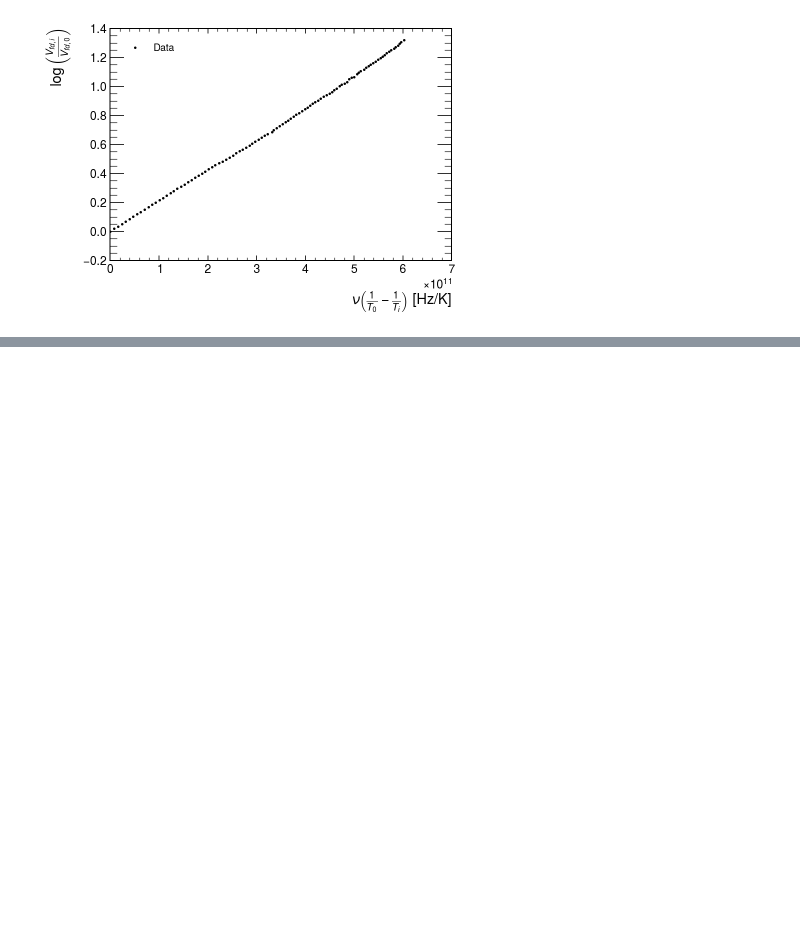
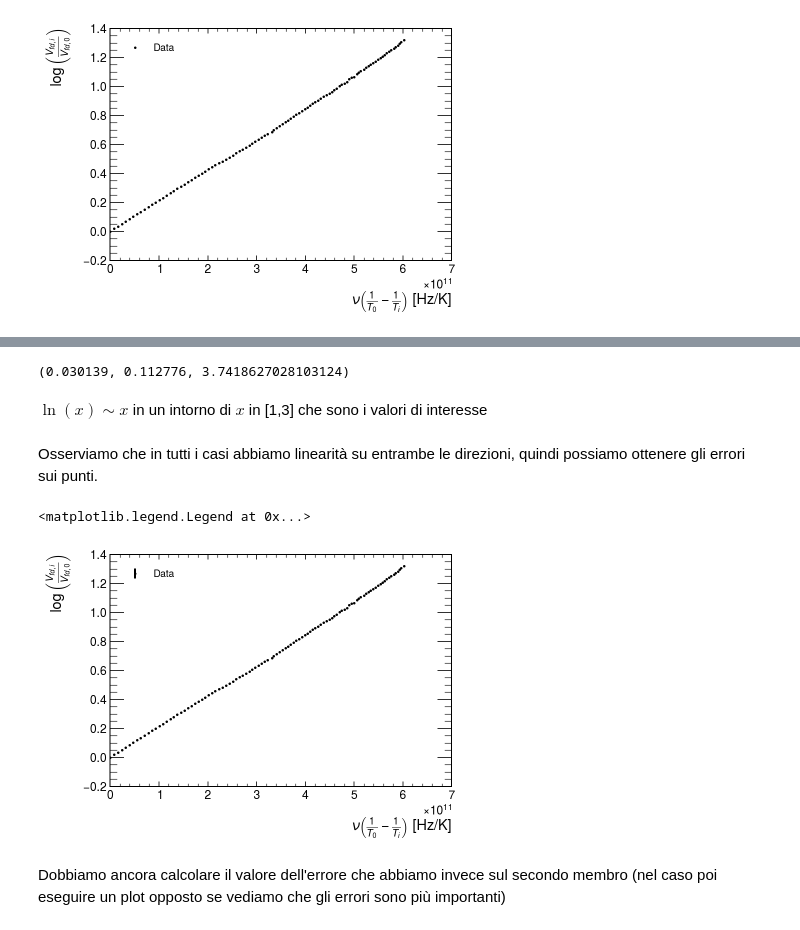
Before and after one commit to mattiasotgia/e8_const, a Jupyter notebook: dati_offline_prelim/preliminare_offline.ipynb, the cells around one changed output, grey strips where cells are left out. Saved outputs shown, nothing was run; the diff lists cells and outputs as text; code cells hidden in the pictures; blank space fills up the shorter version.

Commit message:
updates (some todos still left)

```diff
--- a/dati_offline_prelim/preliminare_offline.ipynb
+++ b/dati_offline_prelim/preliminare_offline.ipynb
@@ -68,21 +73,22 @@ def T(T_amb, R_amb, V, I, γ):
 V, μ_I, σ_I, μ_Vfd, σ_Vfd = np.loadtxt('ph_diode.txt', unpack=True)
 
 T_amb = 20
+σ_T_amb = 1
 R_amb, σ_R_amb = 25.045, 0.21551350000000002
 
 ν, σ_ν = c/450e-9, (10/(2*np.log(2+np.sqrt(3))))*c/450e-9**2
 
-T = T(T_amb, R_amb, V, μ_I, γ)
+μ_T = T(T_amb, R_amb, V, μ_I, γ)
 
 def log(i, j):
     return np.log(μ_Vfd[i]/μ_Vfd[j])
 
-def Tij(i, j):
-    return ν*(1/T[j]-1/T[i])
+def Tij(i, j, ν):
+    return ν*(1/μ_T[j]-1/μ_T[i])
 
 j: int = 0
 LOG = np.array([log(i, j) for i in range(len(μ_Vfd))])
-TEMP_DIFF =  np.array([Tij(i, j) for i in range(len(V))])
+TEMP_DIFF =  np.array([Tij(i, j, ν) for i in range(len(V))])
 
 fig, ax = plt.subplots()
 ax.set_xlabel(r'$\nu\left(\frac{1}{T_%d} - \frac{1}{T_i}\right)$ [Hz/K]'%j, labelpad=15)
@@ -94,0 +180,50 @@ ax.legend()
+# %%
+
+μ_Vfd[0], np.max(μ_Vfd), np.max(μ_Vfd)/μ_Vfd[0]
+# %% [output]
+(0.030139, 0.112776, 3.7418627028103124)
+# %% [markdown]
+$\ln(x)\sim x$ in un intorno di $x$ in [1,3] che sono i valori di interesse
+# %%
+σ_LOG = np.zeros_like(LOG)
+
+def log(Vi, Vj):
+    return np.log(Vi/Vj)
+
+def Tij(Ti, Tj, ν):
+    return ν*(1/Tj-1/Ti)
+
+for i in range(len(LOG)):
+    σ2 = 0.0
+    σ_Vi_p = np.abs(log(μ_Vfd[i] + σ_Vfd[i], μ_Vfd[j]) - LOG[i])
+    σ_Vi_n = np.abs(log(μ_Vfd[i] - σ_Vfd[i], μ_Vfd[j]) - LOG[i])
+
+    if np.abs(σ_Vi_p - σ_Vi_n) < (σ_Vfd[i] / μ_Vfd[i]) * np.max([σ_Vi_p, σ_Vi_n]):
+        σ2 += np.max([σ_Vi_p, σ_Vi_n])**2
+        # print('Vi %3d: linear! '%i, end='')
+    else:
+        print('Vi: %.10f != %.10f'%(σ_Vi_n, σ_Vi_p))
+
+    σ_Vj_p = np.abs(log(μ_Vfd[i], μ_Vfd[j] + σ_Vfd[j]) - LOG[i])
+    σ_Vj_n = np.abs(log(μ_Vfd[i], μ_Vfd[j] - σ_Vfd[j]) - LOG[i])
+
+    if np.abs(σ_Vj_p - σ_Vj_n) < (σ_Vfd[j] / μ_Vfd[j]) * np.max([σ_Vj_p, σ_Vj_n]):
+        σ2 += np.max([σ_Vj_p, σ_Vj_n])**2
+        # print('Vj %3d: linear! '%i, end='')
+    else:
+        print('Vj: %.10f != %.10f'%(σ_Vj_n, σ_Vj_p))
+
+    σ_LOG[i] += np.sqrt(σ2)
+# %% [markdown]
+Osserviamo che in tutti i casi abbiamo linearità su entrambe le direzioni, quindi possiamo ottenere gli errori sui punti.
+# %%
+fig, ax = plt.subplots()
+ax.set_xlabel(r'$\nu\left(\frac{1}{T_%d} - \frac{1}{T_i}\right)$ [Hz/K]'%j, labelpad=15)
+ax.set_ylabel(r'$\log\left(\frac{V_{fd,i}}{V_{fd,%d}}\right)$'%j)
+ax.errorbar(TEMP_DIFF, LOG, σ_LOG, color='k', fmt='.', markersize=3, label='Data')
+ax.legend()
+# %% [output]
+<matplotlib.legend.Legend at 0x...>
+[figure, added]
+# %% [markdown]
+Dobbiamo ancora calcolare il valore dell'errore che abbiamo invece sul secondo membro (nel caso poi eseguire un plot opposto se vediamo che gli errori sono più importanti)
```
Also changed, not shown: parts of 4 cells of this notebook, 3 other files.
